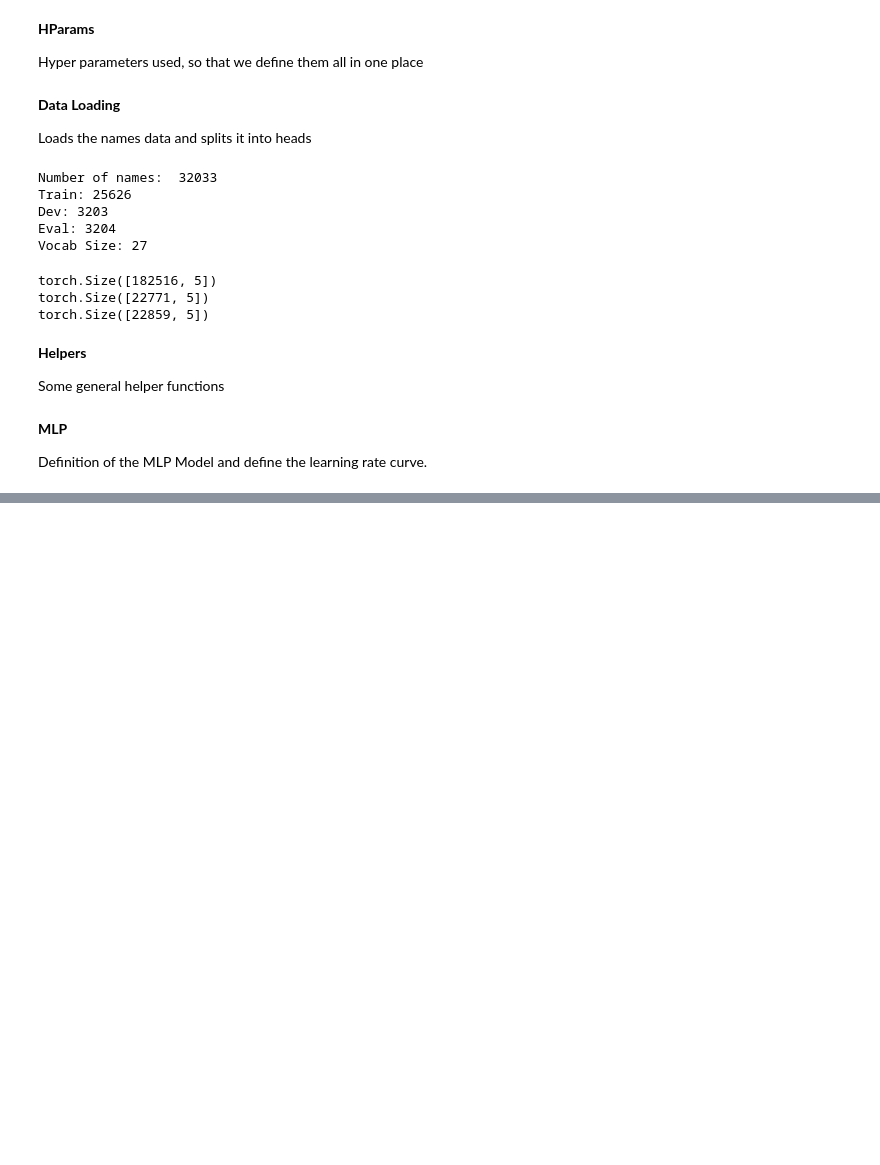
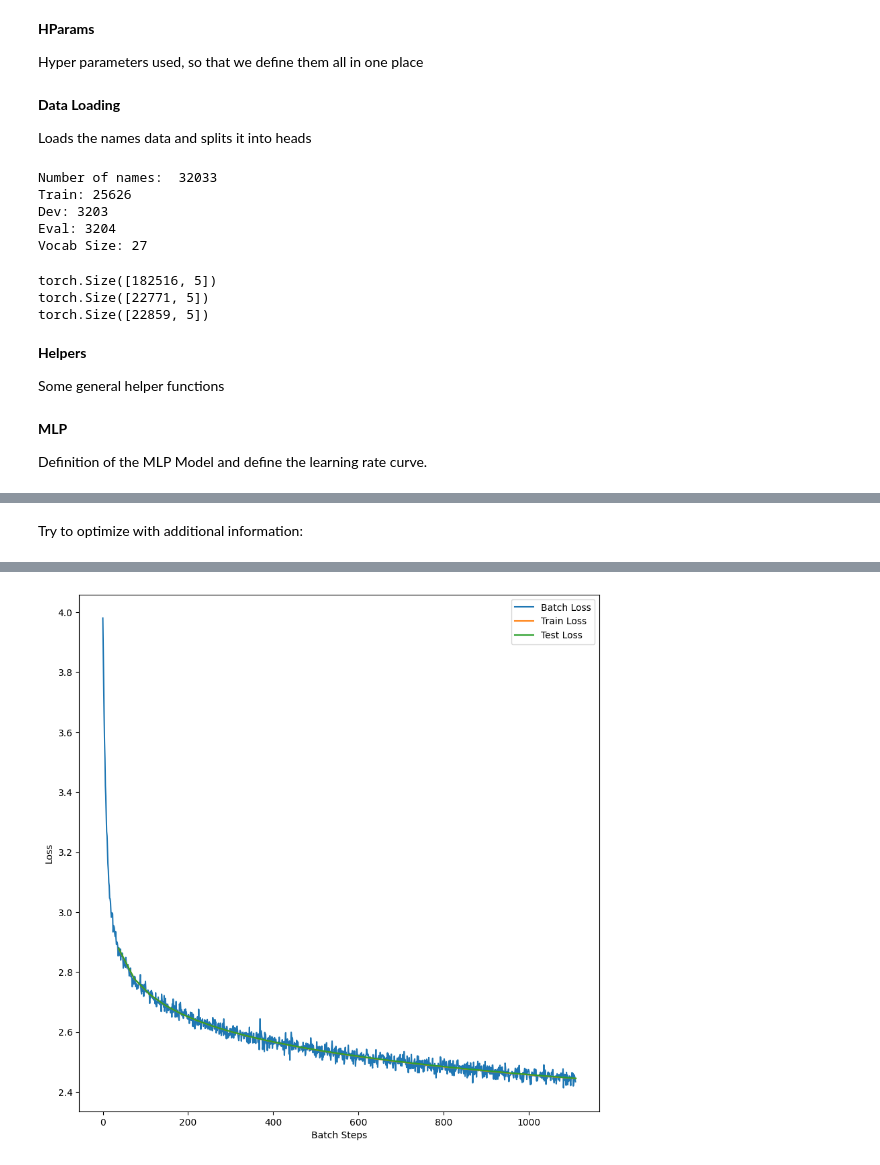
Before and after one commit to felixnext/ml-papers, a Jupyter notebook: basics/makemore_02.ipynb, the cells around one changed output, grey strips where cells are left out. Drawn from its saved outputs; the diff is of its cells as text; code cells hidden in the pictures; blank space fills up the shorter version.

```diff
--- a/basics/makemore_02.ipynb
+++ b/basics/makemore_02.ipynb
@@ -360,0 +525,16 @@ Epoch 9 - Train Loss: 2.167180299758911 - Test Loss: 2.1780412197113037
+# %% [markdown]
+Try to optimize with additional information:
+# %%
+stats = optimize(
+    he_model,
+    30,
+    train_X,
+    train_y,
+    dev_X,
+    dev_y,
+    ce_loss,
+    batch_size=5000,
+    lr=1e-2,
+)
+plot_stats(stats)
+# %% [output]
@@ -360,0 +558 @@ Epoch 9 - Train Loss: 2.167180299758911 - Test Loss: 2.1780412197113037
+[figure, added]
```
Also changed, not shown: parts of 15 cells of this notebook.
